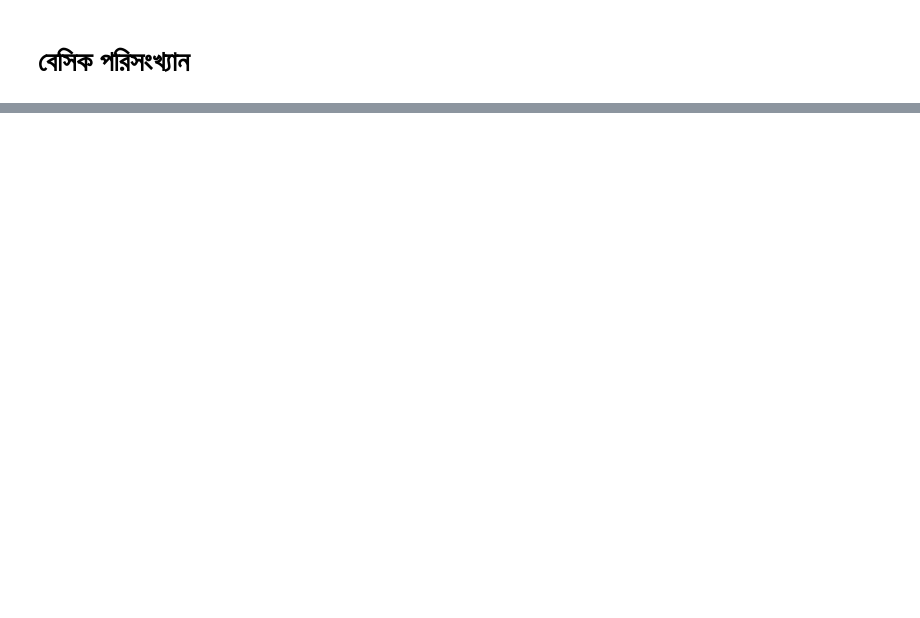
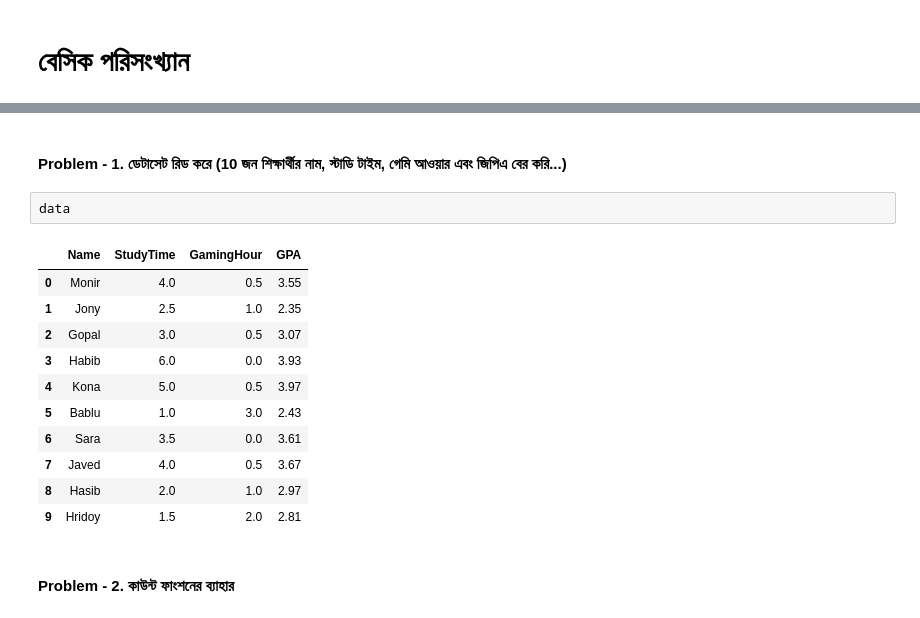
Before and after one commit to shaidazmin/DataScience, a Jupyter notebook: 3. Statistics/1 বেসিক পরিসংখ্যান.ipynb, the cells around one changed output, grey strips where cells are left out. Drawn from its saved outputs; the diff is of its cells as text; blank space fills up the shorter version.

```diff
--- a/3. Statistics/1 বেসিক পরিসংখ্যান.ipynb
+++ b/3. Statistics/1 বেসিক পরিসংখ্যান.ipynb
@@ -57,0 +45,18 @@ data.head()
+# %% [markdown]
+#### Problem - 1. ডেটাসেট রিড করে (10 জন শিক্ষার্থীর নাম, স্টাডি টাইম, গেমি আওয়ার এবং জিপিএ  বের করি...)
+# %%
+data
+# %% [output]
+|  | Name | StudyTime | GamingHour | GPA |
+| 0 | Monir | 4.0 | 0.5 | 3.55 |
+| 1 | Jony | 2.5 | 1.0 | 2.35 |
+| 2 | Gopal | 3.0 | 0.5 | 3.07 |
+| 3 | Habib | 6.0 | 0.0 | 3.93 |
+| 4 | Kona | 5.0 | 0.5 | 3.97 |
+| 5 | Bablu | 1.0 | 3.0 | 2.43 |
+| 6 | Sara | 3.5 | 0.0 | 3.61 |
+| 7 | Javed | 4.0 | 0.5 | 3.67 |
+| 8 | Hasib | 2.0 | 1.0 | 2.97 |
+| 9 | Hridoy | 1.5 | 2.0 | 2.81 |
+# %% [markdown]
+#### Problem - 2. কাউন্ট ফাংশনের ব্যাহার
```
Also changed, not shown: parts of 69 cells of this notebook.
